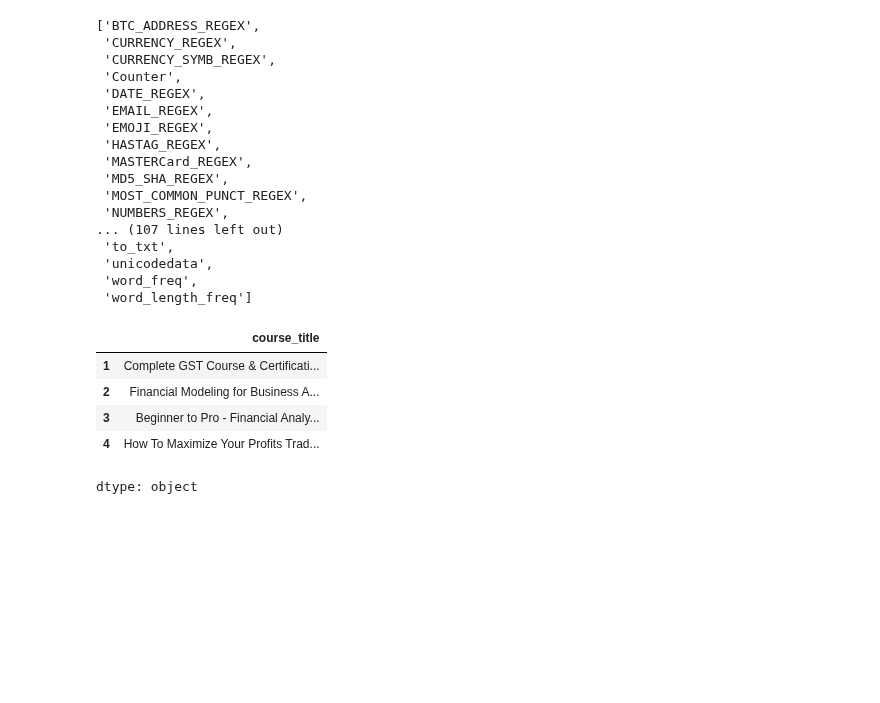
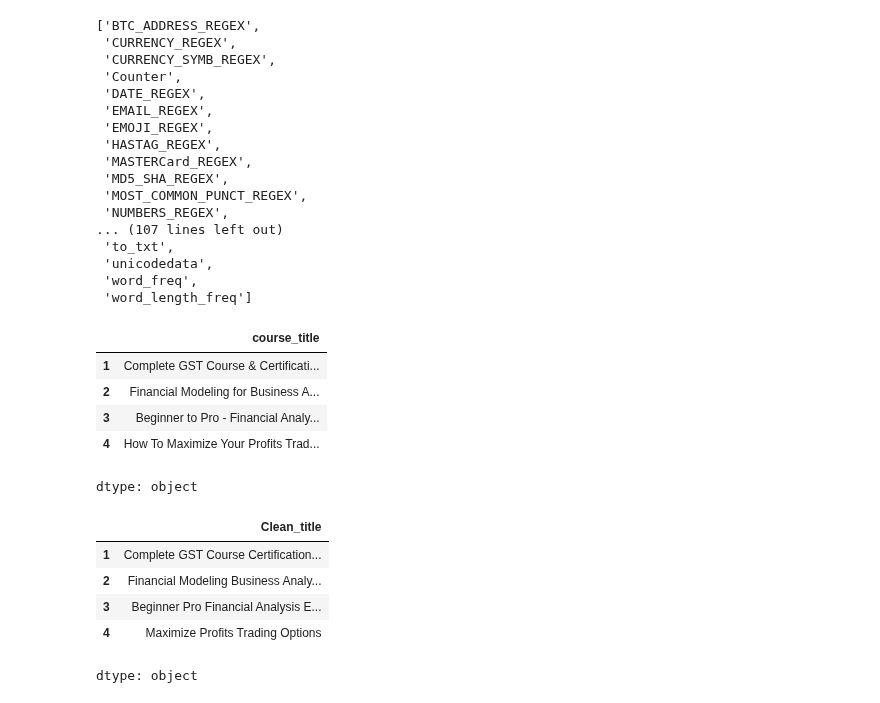
Before and after one commit to AAdewunmi/Online-Course-Recommendation-App-Project, a Jupyter notebook: Online_Course_Recommendation_Project.ipynb, the cells around one changed output. Saved outputs shown, nothing was run; the diff lists cells and outputs as text; code cells hidden in the pictures; blank space fills up the shorter version.

Commit message:
Generate clean text by removing the stopwords and special characters

```diff
--- a/Online_Course_Recommendation_Project.ipynb
+++ b/Online_Course_Recommendation_Project.ipynb
@@ -68,3 +68,17 @@ df['course_title'].iloc[1:5]
 | 3 | Beginner to Pro - Financial Analy... |
 | 4 | How To Maximize Your Profits Trad... |
 dtype: object
+# %%
+# Generate clean text by removing the
+# stopwords and special characters
+
+df['Clean_title'] = df['course_title'].apply(nfx.remove_stopwords)
+df['Clean_title'] = df['Clean_title'].apply(nfx.remove_special_characters)
+df['Clean_title'].iloc[1:5]
+# %% [output]
+|  | Clean_title |
+| 1 | Complete GST Course Certification... |
+| 2 | Financial Modeling Business Analy... |
+| 3 | Beginner Pro Financial Analysis E... |
+| 4 | Maximize Profits Trading Options |
+dtype: object
```
